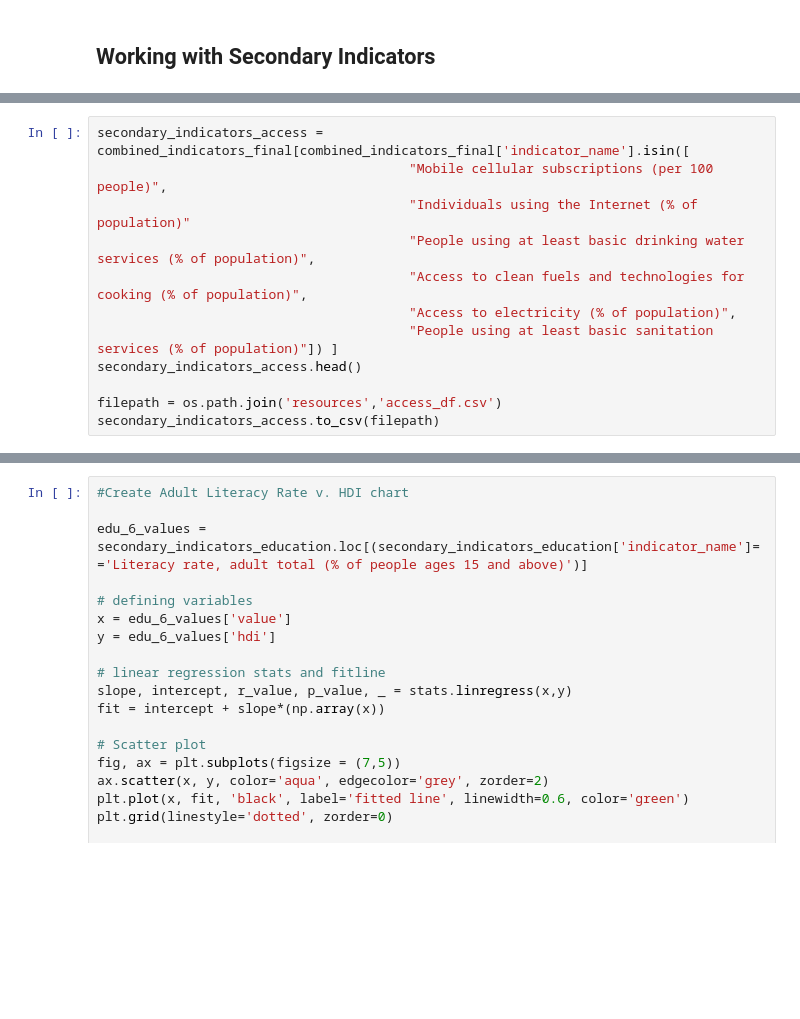
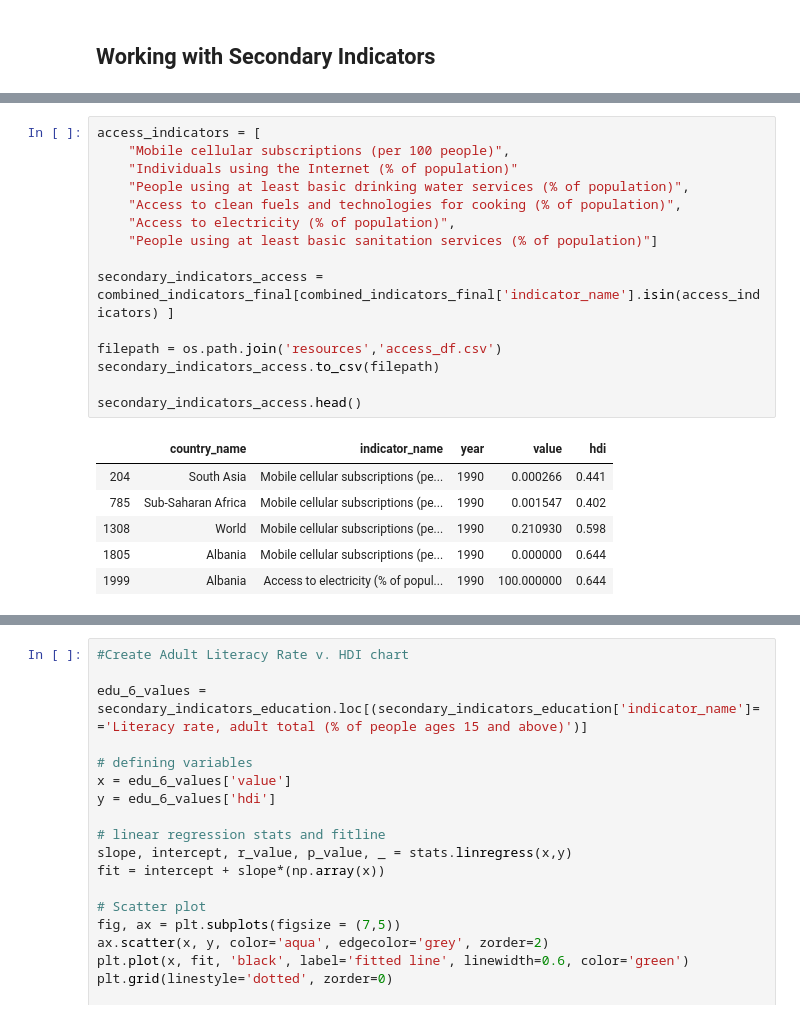
Before and after one commit to linmck/finalproject, a Jupyter notebook: Predict_HDI.ipynb, the cells around one changed output, grey strips where cells are left out. Drawn from its saved outputs; the diff is of its cells as text; blank space fills up the shorter version.

```diff
--- a/Predict_HDI.ipynb
+++ b/Predict_HDI.ipynb
@@ -424,14 +443,24 @@ secondary_indicators_gender.to_csv(filepath)
 # %%
-secondary_indicators_access = combined_indicators_final[combined_indicators_final['indicator_name'].isin([
-                                        "Mobile cellular subscriptions (per 100 people)",
-                                        "Individuals using the Internet (% of population)"
-                                        "People using at least basic drinking water services (% of population)",
-                                        "Access to clean fuels and technologies for cooking (% of population)",
-                                        "Access to electricity (% of population)",
-                                        "People using at least basic sanitation services (% of population)"]) ]
-secondary_indicators_access.head()
+access_indicators = [
+    "Mobile cellular subscriptions (per 100 people)",
+    "Individuals using the Internet (% of population)"
+    "People using at least basic drinking water services (% of population)",
+    "Access to clean fuels and technologies for cooking (% of population)",
+    "Access to electricity (% of population)",
+    "People using at least basic sanitation services (% of population)"]
+
+secondary_indicators_access = combined_indicators_final[combined_indicators_final['indicator_name'].isin(access_indicators) ]
 
 filepath = os.path.join('resources','access_df.csv')
 secondary_indicators_access.to_csv(filepath)
+
+secondary_indicators_access.head()
+# %% [output]
+|  | country_name | indicator_name | year | value | hdi |
+| 204 | South Asia | Mobile cellular subscriptions (pe... | 1990 | 0.000266 | 0.441 |
+| 785 | Sub-Saharan Africa | Mobile cellular subscriptions (pe... | 1990 | 0.001547 | 0.402 |
+| 1308 | World | Mobile cellular subscriptions (pe... | 1990 | 0.210930 | 0.598 |
+| 1805 | Albania | Mobile cellular subscriptions (pe... | 1990 | 0.000000 | 0.644 |
+| 1999 | Albania | Access to electricity (% of popul... | 1990 | 100.000000 | 0.644 |
 # %%
 #Create Education Index v. HDI chart
```
Also changed, not shown: parts of 10 cells of this notebook, 6 other files.
